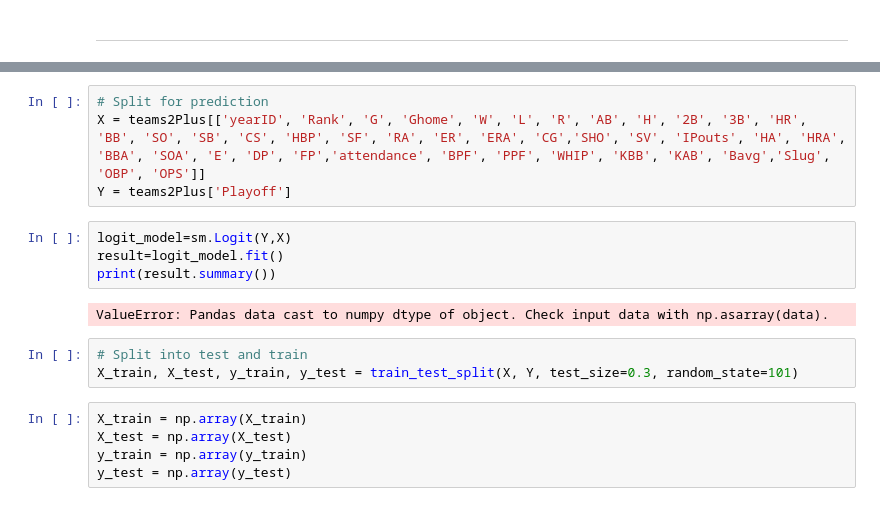
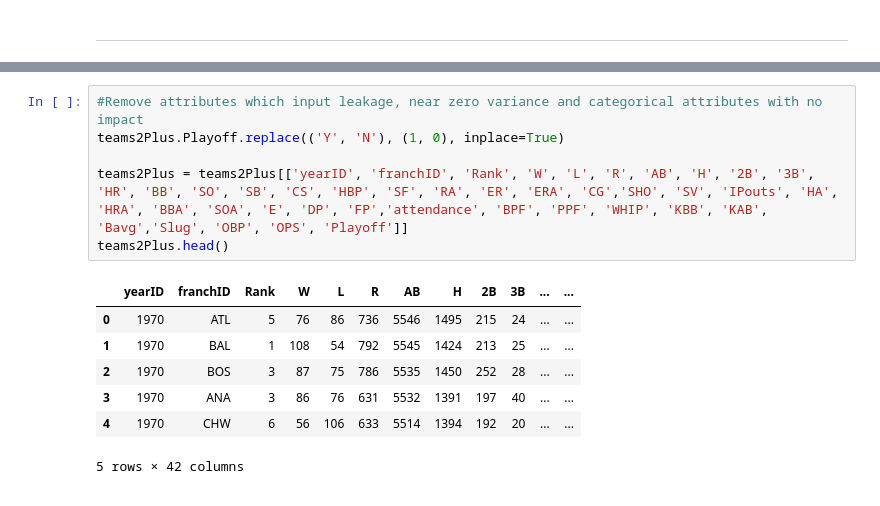
Before and after one commit to georgesturrock/7331_Lab1, a Jupyter notebook: Team2_Lab1.ipynb, the cells around one changed output, grey strips where cells are left out. Cells and saved outputs as stored; diff of their text form.

```diff
--- a/Team2_Lab1.ipynb
+++ b/Team2_Lab1.ipynb
@@ -705,18 +660,14 @@ Name: Playoff, Length: 654, dtype: int64
 # %%
-# Split for prediction
-X = teams2Plus[['yearID', 'Rank', 'G', 'Ghome', 'W', 'L', 'R', 'AB', 'H', '2B', '3B', 'HR', 'BB', 'SO', 'SB', 'CS', 'HBP', 'SF', 'RA', 'ER', 'ERA', 'CG','SHO', 'SV', 'IPouts', 'HA', 'HRA', 'BBA', 'SOA', 'E', 'DP', 'FP','attendance', 'BPF', 'PPF', 'WHIP', 'KBB', 'KAB', 'Bavg','Slug', 'OBP', 'OPS']]
-Y = teams2Plus['Playoff']
+#Remove attributes which input leakage, near zero variance and categorical attributes with no impact
+teams2Plus.Playoff.replace(('Y', 'N'), (1, 0), inplace=True)
+
+teams2Plus = teams2Plus[['yearID', 'franchID', 'Rank', 'W', 'L', 'R', 'AB', 'H', '2B', '3B', 'HR', 'BB', 'SO', 'SB', 'CS', 'HBP', 'SF', 'RA', 'ER', 'ERA', 'CG','SHO', 'SV', 'IPouts', 'HA', 'HRA', 'BBA', 'SOA', 'E', 'DP', 'FP','attendance', 'BPF', 'PPF', 'WHIP', 'KBB', 'KAB', 'Bavg','Slug', 'OBP', 'OPS', 'Playoff']]
+teams2Plus.head()
+# %% [output]
+|  | yearID | franchID | Rank | W | L | R | AB | H | 2B | 3B | ... | ... |
+| 0 | 1970 | ATL | 5 | 76 | 86 | 736 | 5546 | 1495 | 215 | 24 | ... | ... |
+| 1 | 1970 | BAL | 1 | 108 | 54 | 792 | 5545 | 1424 | 213 | 25 | ... | ... |
+| 2 | 1970 | BOS | 3 | 87 | 75 | 786 | 5535 | 1450 | 252 | 28 | ... | ... |
+| 3 | 1970 | ANA | 3 | 86 | 76 | 631 | 5532 | 1391 | 197 | 40 | ... | ... |
+| 4 | 1970 | CHW | 6 | 56 | 106 | 633 | 5514 | 1394 | 192 | 20 | ... | ... |
+5 rows × 42 columns
-# %%
-logit_model=sm.Logit(Y,X)
-result=logit_model.fit()
-print(result.summary())
-# %% [output]
-ValueError: Pandas data cast to numpy dtype of object. Check input data with np.asarray(data).
-# %%
-# Split into test and train
-X_train, X_test, y_train, y_test = train_test_split(X, Y, test_size=0.3, random_state=101)
-# %%
-X_train = np.array(X_train)
-X_test = np.array(X_test)
-y_train = np.array(y_train)
-y_test = np.array(y_test)
```
Also changed, not shown: parts of 20 cells of this notebook.
